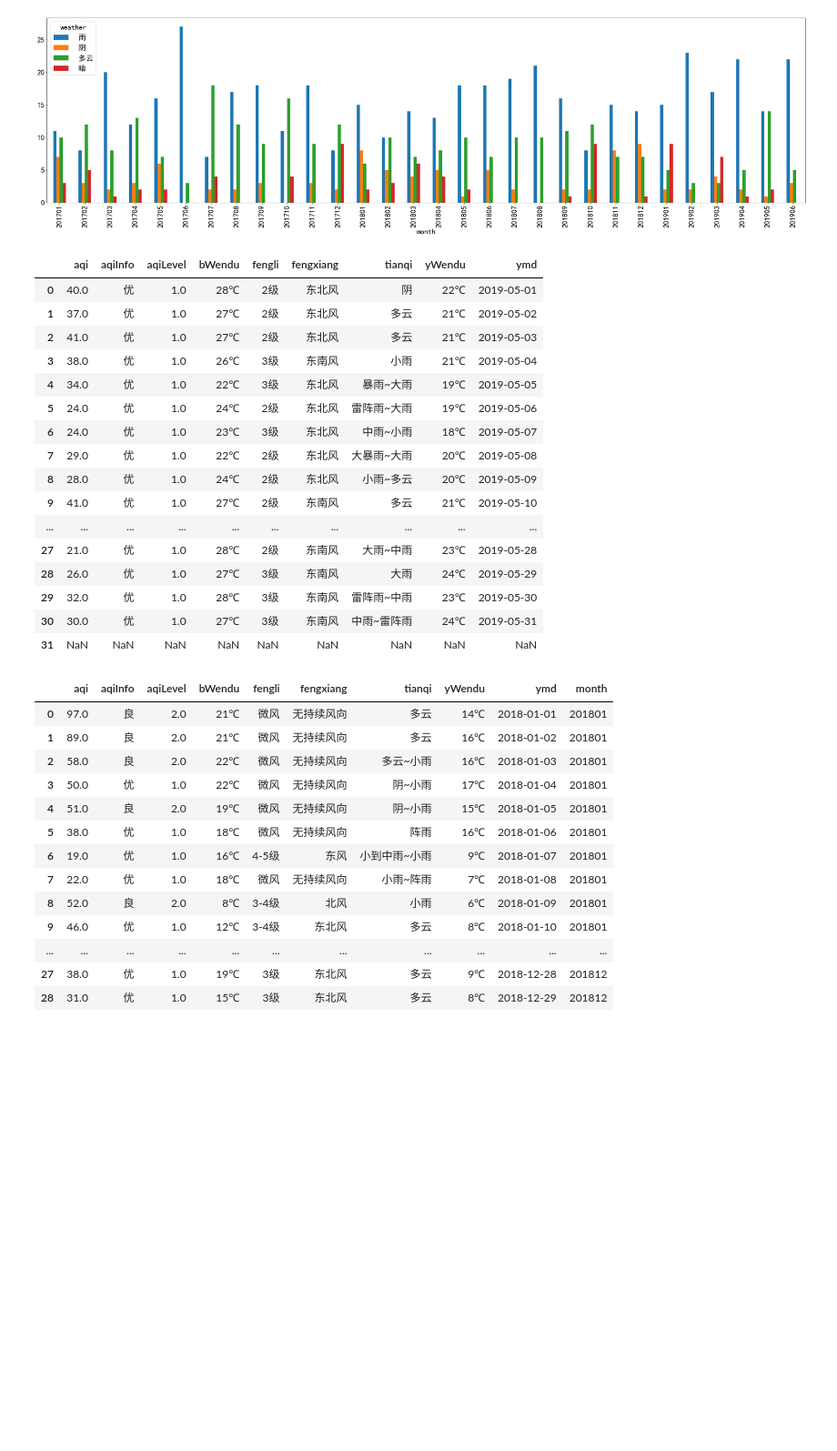
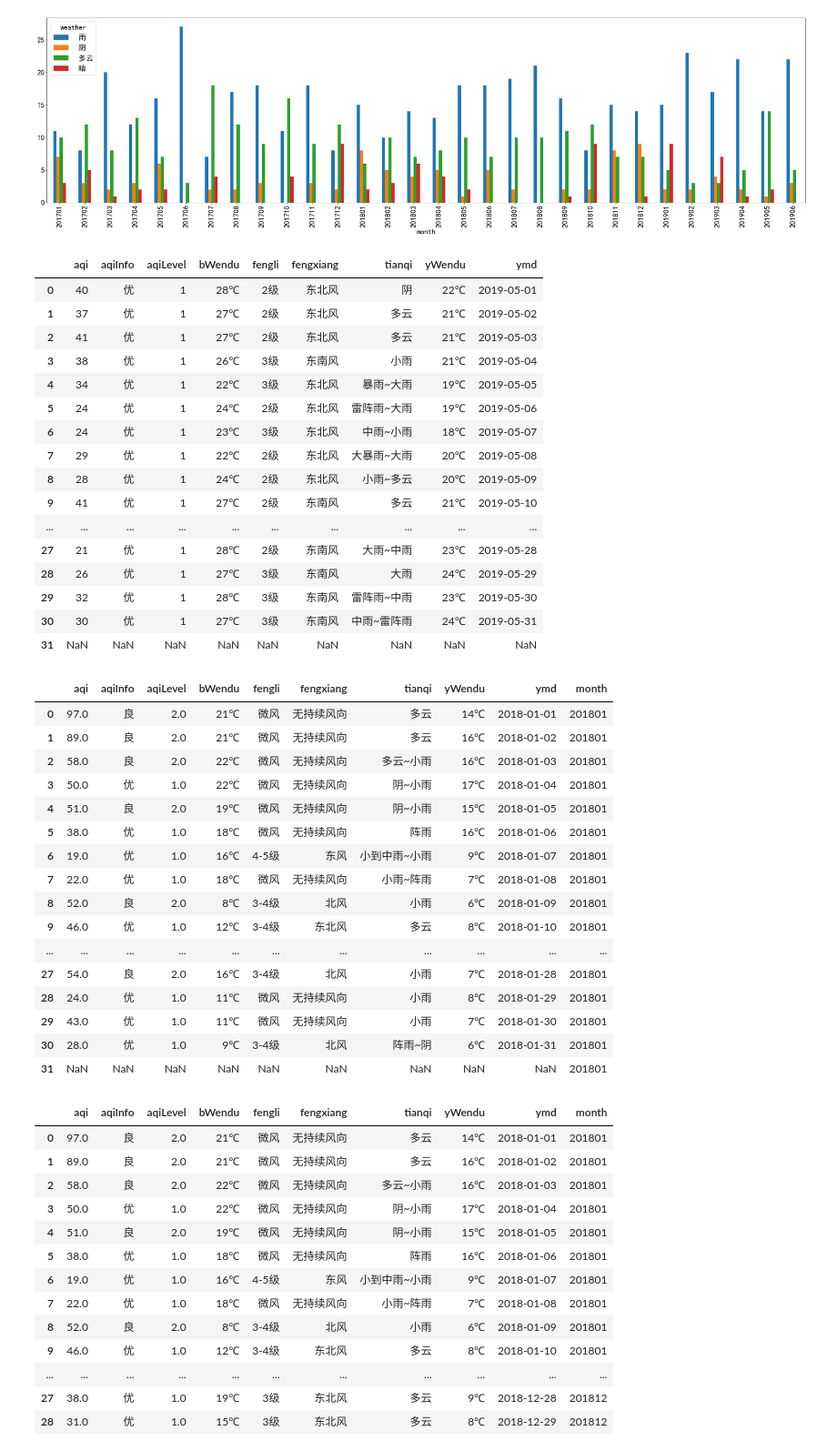
Before and after one commit to boydfd/weather, a Jupyter notebook: weather.ipynb, the cells around one changed output. Shown at 91% size. Cells and saved outputs as stored; diff of their text form; code cells hidden in the pictures; blank space fills up the shorter version.

```diff
--- a/weather.ipynb
+++ b/weather.ipynb
@@ -16,25 +16,24 @@ Weather('温州').plot_weather('201701', '201906')
 date = '201905'
 weather = requests.get('http://tianqi.2345.com/t/wea_history/js/{date}/59493_{date}.js'.format(date=date)).text.split('=')[1][:-1]
 weather = demjson.decode(weather)['tqInfo']
-weather = json.dumps(weather)
-pd.read_json(weather, orient='records')
+pd.DataFrame(weather)
 # %% [output]
 |  | aqi | aqiInfo | aqiLevel | bWendu | fengli | fengxiang | tianqi | yWendu | ymd |
-| 0 | 40.0 | 优 | 1.0 | 28℃ | 2级 | 东北风 | 阴 | 22℃ | 2019-05-01 |
-| 1 | 37.0 | 优 | 1.0 | 27℃ | 2级 | 东北风 | 多云 | 21℃ | 2019-05-02 |
-| 2 | 41.0 | 优 | 1.0 | 27℃ | 2级 | 东北风 | 多云 | 21℃ | 2019-05-03 |
-| 3 | 38.0 | 优 | 1.0 | 26℃ | 3级 | 东南风 | 小雨 | 21℃ | 2019-05-04 |
-| 4 | 34.0 | 优 | 1.0 | 22℃ | 3级 | 东北风 | 暴雨~大雨 | 19℃ | 2019-05-05 |
-| 5 | 24.0 | 优 | 1.0 | 24℃ | 2级 | 东北风 | 雷阵雨~大雨 | 19℃ | 2019-05-06 |
-| 6 | 24.0 | 优 | 1.0 | 23℃ | 3级 | 东北风 | 中雨~小雨 | 18℃ | 2019-05-07 |
-| 7 | 29.0 | 优 | 1.0 | 22℃ | 2级 | 东北风 | 大暴雨~大雨 | 20℃ | 2019-05-08 |
-| 8 | 28.0 | 优 | 1.0 | 24℃ | 2级 | 东北风 | 小雨~多云 | 20℃ | 2019-05-09 |
-| 9 | 41.0 | 优 | 1.0 | 27℃ | 2级 | 东南风 | 多云 | 21℃ | 2019-05-10 |
+| 0 | 40 | 优 | 1 | 28℃ | 2级 | 东北风 | 阴 | 22℃ | 2019-05-01 |
+| 1 | 37 | 优 | 1 | 27℃ | 2级 | 东北风 | 多云 | 21℃ | 2019-05-02 |
+| 2 | 41 | 优 | 1 | 27℃ | 2级 | 东北风 | 多云 | 21℃ | 2019-05-03 |
+| 3 | 38 | 优 | 1 | 26℃ | 3级 | 东南风 | 小雨 | 21℃ | 2019-05-04 |
+| 4 | 34 | 优 | 1 | 22℃ | 3级 | 东北风 | 暴雨~大雨 | 19℃ | 2019-05-05 |
+| 5 | 24 | 优 | 1 | 24℃ | 2级 | 东北风 | 雷阵雨~大雨 | 19℃ | 2019-05-06 |
+| 6 | 24 | 优 | 1 | 23℃ | 3级 | 东北风 | 中雨~小雨 | 18℃ | 2019-05-07 |
+| 7 | 29 | 优 | 1 | 22℃ | 2级 | 东北风 | 大暴雨~大雨 | 20℃ | 2019-05-08 |
+| 8 | 28 | 优 | 1 | 24℃ | 2级 | 东北风 | 小雨~多云 | 20℃ | 2019-05-09 |
+| 9 | 41 | 优 | 1 | 27℃ | 2级 | 东南风 | 多云 | 21℃ | 2019-05-10 |
 | ... | ... | ... | ... | ... | ... | ... | ... | ... | ... |
-| 27 | 21.0 | 优 | 1.0 | 28℃ | 2级 | 东南风 | 大雨~中雨 | 23℃ | 2019-05-28 |
-| 28 | 26.0 | 优 | 1.0 | 27℃ | 3级 | 东南风 | 大雨 | 24℃ | 2019-05-29 |
-| 29 | 32.0 | 优 | 1.0 | 28℃ | 3级 | 东南风 | 雷阵雨~中雨 | 23℃ | 2019-05-30 |
-| 30 | 30.0 | 优 | 1.0 | 27℃ | 3级 | 东南风 | 中雨~雷阵雨 | 24℃ | 2019-05-31 |
+| 27 | 21 | 优 | 1 | 28℃ | 2级 | 东南风 | 大雨~中雨 | 23℃ | 2019-05-28 |
+| 28 | 26 | 优 | 1 | 27℃ | 3级 | 东南风 | 大雨 | 24℃ | 2019-05-29 |
+| 29 | 32 | 优 | 1 | 28℃ | 3级 | 东南风 | 雷阵雨~中雨 | 23℃ | 2019-05-30 |
+| 30 | 30 | 优 | 1 | 27℃ | 3级 | 东南风 | 中雨~雷阵雨 | 24℃ | 2019-05-31 |
 | 31 | NaN | NaN | NaN | NaN | NaN | NaN | NaN | NaN | NaN |
 # %%
 def read_weather(start, end):
@@ -47,6 +46,26 @@ def get_weather(date):
     df = pd.read_json(weather, orient='records')
     df['month'] = date
     return df
+# %%
+get_weather(201801)
+# %% [output]
+|  | aqi | aqiInfo | aqiLevel | bWendu | fengli | fengxiang | tianqi | yWendu | ymd | month |
+| 0 | 97.0 | 良 | 2.0 | 21℃ | 微风 | 无持续风向 | 多云 | 14℃ | 2018-01-01 | 201801 |
+| 1 | 89.0 | 良 | 2.0 | 21℃ | 微风 | 无持续风向 | 多云 | 16℃ | 2018-01-02 | 201801 |
+| 2 | 58.0 | 良 | 2.0 | 22℃ | 微风 | 无持续风向 | 多云~小雨 | 16℃ | 2018-01-03 | 201801 |
+| 3 | 50.0 | 优 | 1.0 | 22℃ | 微风 | 无持续风向 | 阴~小雨 | 17℃ | 2018-01-04 | 201801 |
+| 4 | 51.0 | 良 | 2.0 | 19℃ | 微风 | 无持续风向 | 阴~小雨 | 15℃ | 2018-01-05 | 201801 |
+| 5 | 38.0 | 优 | 1.0 | 18℃ | 微风 | 无持续风向 | 阵雨 | 16℃ | 2018-01-06 | 201801 |
+| 6 | 19.0 | 优 | 1.0 | 16℃ | 4-5级 | 东风 | 小到中雨~小雨 | 9℃ | 2018-01-07 | 201801 |
+| 7 | 22.0 | 优 | 1.0 | 18℃ | 微风 | 无持续风向 | 小雨~阵雨 | 7℃ | 2018-01-08 | 201801 |
+| 8 | 52.0 | 良 | 2.0 | 8℃ | 3-4级 | 北风 | 小雨 | 6℃ | 2018-01-09 | 201801 |
+| 9 | 46.0 | 优 | 1.0 | 12℃ | 3-4级 | 东北风 | 多云 | 8℃ | 2018-01-10 | 201801 |
+| ... | ... | ... | ... | ... | ... | ... | ... | ... | ... | ... |
+| 27 | 54.0 | 良 | 2.0 | 16℃ | 3-4级 | 北风 | 小雨 | 7℃ | 2018-01-28 | 201801 |
+| 28 | 24.0 | 优 | 1.0 | 11℃ | 微风 | 无持续风向 | 小雨 | 8℃ | 2018-01-29 | 201801 |
+| 29 | 43.0 | 优 | 1.0 | 11℃ | 微风 | 无持续风向 | 小雨 | 7℃ | 2018-01-30 | 201801 |
+| 30 | 28.0 | 优 | 1.0 | 9℃ | 3-4级 | 北风 | 阵雨~阴 | 6℃ | 2018-01-31 | 201801 |
+| 31 | NaN | NaN | NaN | NaN | NaN | NaN | NaN | NaN | NaN | 201801 |
 # %%
 def date_generate(start, end):
     start = datetime.strptime(start, '%Y%m')
```
Also changed, not shown: 1 other file.
